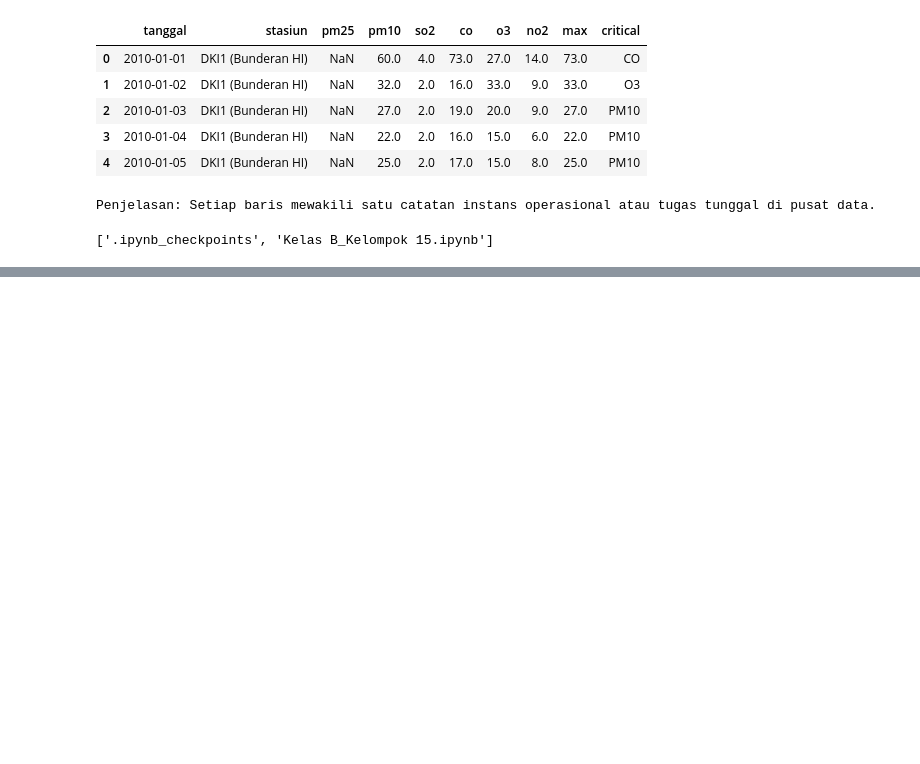
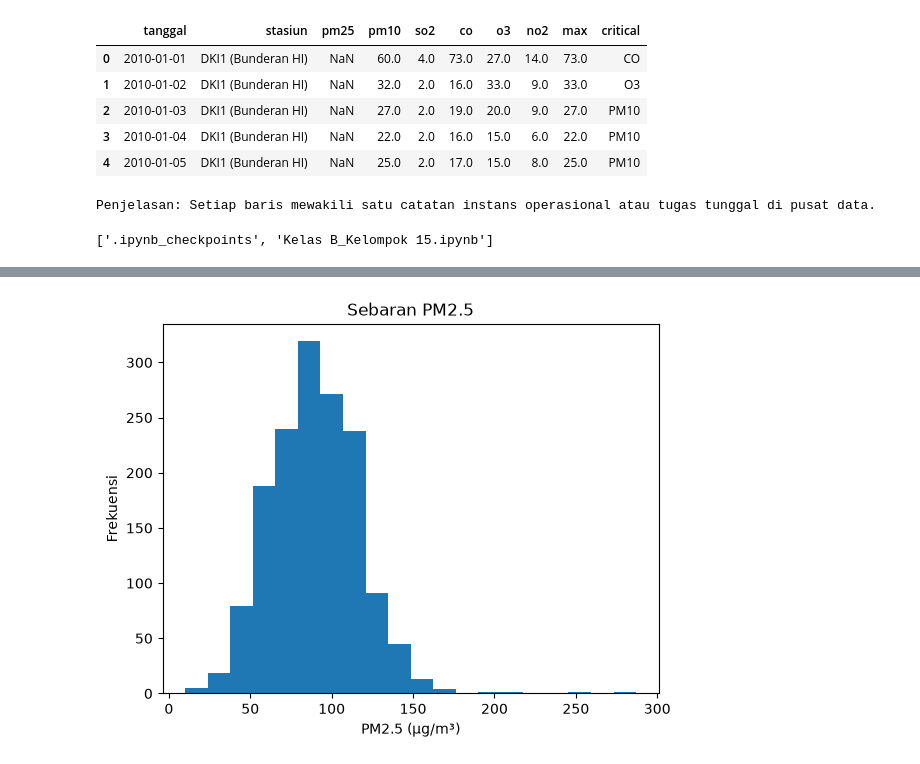
Before and after one commit to lirizaa/proyek1-eda-kelompok-15, a Jupyter notebook: proyek1-eda-kelompok-15/eda_kelompok_15.ipynb, the cells around one changed output, grey strips where cells are left out. Drawn from its saved outputs; the diff is of its cells as text; code cells hidden in the pictures; blank space fills up the shorter version.

Commit message:
Added In [5-8]
- Pemeriksaan kualitas data
- Statistik deskriptif variabel numerik
- Ringkasan variabel kategorik
- Visualisasi data

Kebanyakan masih draft, bagian [9] Md kesimpulan juga masih draft.

```diff
--- a/proyek1-eda-kelompok-15/eda_kelompok_15.ipynb
+++ b/proyek1-eda-kelompok-15/eda_kelompok_15.ipynb
@@ -34,0 +108,11 @@ print(os.listdir())
+# %%
+import matplotlib.pyplot as plt
+
+plt.figure()
+plt.hist(df["pm25"].dropna(), bins=20)
+plt.title("Sebaran PM2.5")
+plt.xlabel("PM2.5 (µg/m³)")
+plt.ylabel("Frekuensi")
+plt.show()
+# %% [output]
+[figure, added]
```
Also changed, not shown: parts of 14 cells of this notebook.
